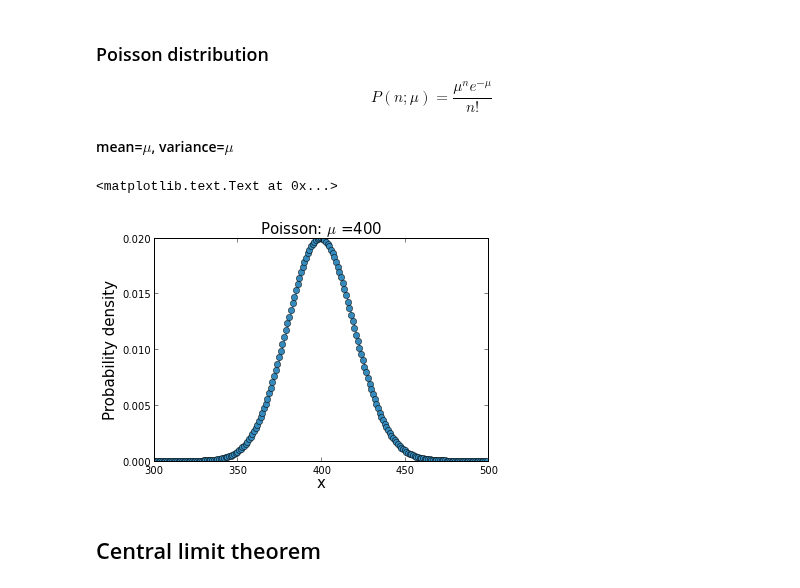
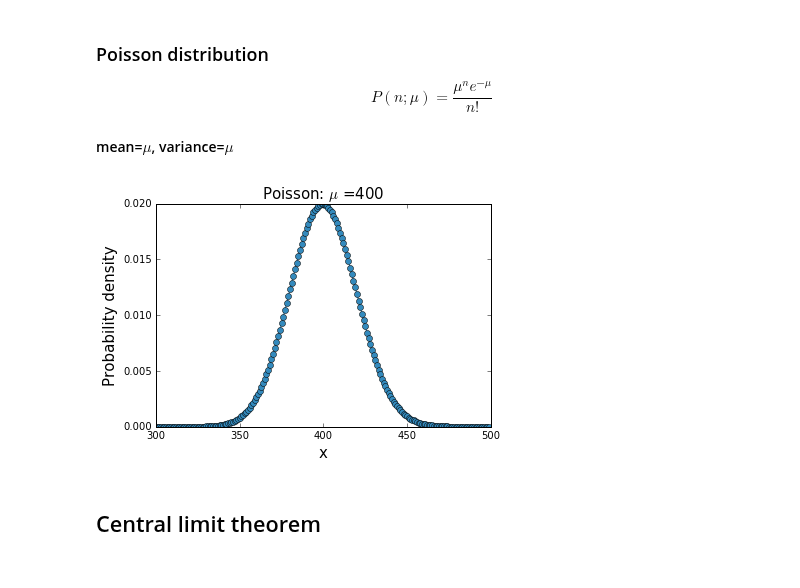
Before and after one commit to rajeshrinet/compPhy, a Jupyter notebook: notebooks/2014/CentralLimitTheorem.ipynb, the cells around one changed output. Saved outputs shown, nothing was run; the diff lists cells and outputs as text; code cells hidden in the pictures.

```diff
--- a/notebooks/2014/CentralLimitTheorem.ipynb
+++ b/notebooks/2014/CentralLimitTheorem.ipynb
@@ -87,15 +87,14 @@ $$
 # %%
 u=400
 n=range(300, 500)
 y=stats.poisson.pmf(n,u)
 
-plot(n,y,'o-', color='#348ABD')
-title('Poisson: $\mu$ =%i' % u,fontsize=15)
-xlabel('x',fontsize=15)
-ylabel('Probability density',fontsize=15)
+plt.plot(n,y,'o-', color='#348ABD')
+plt.title('Poisson: $\mu$ =%i' % u,fontsize=15)
+plt.xlabel('x',fontsize=15)
+plt.ylabel('Probability density',fontsize=15);
 # %% [output]
-<matplotlib.text.Text at 0x...>
-[figure, old version]
+[figure, new version]
 # %% [markdown]
 ## Central limit theorem
 # %% [markdown]
```
Also changed, not shown: parts of 12 cells of this notebook, 8 other files.
